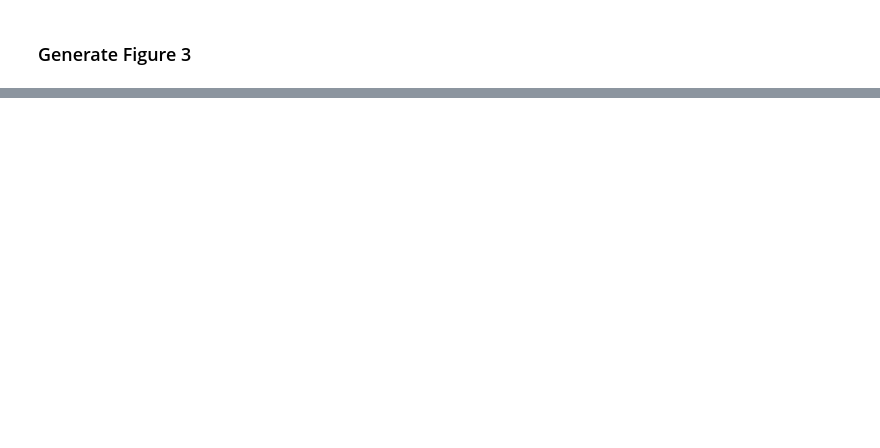
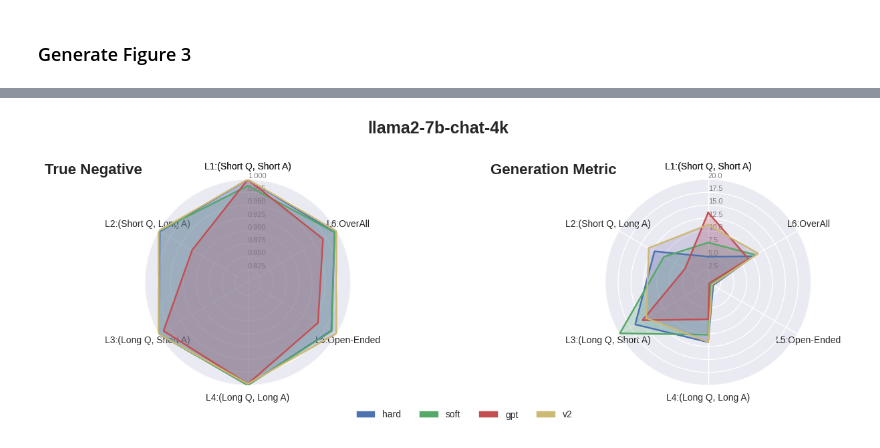
Before and after one commit to THU-KEG/WaterBench, a Jupyter notebook: gen_table.ipynb, the cells around one changed output, grey strips where cells are left out. Cells and saved outputs as stored; diff of their text form; code cells hidden in the pictures; blank space fills up the shorter version.

Commit message:
draw pics

```diff
--- a/gen_table.ipynb
+++ b/gen_table.ipynb
@@ -970,0 +1178,83 @@ grid.fig.tight_layout(w_pad=1)
+# %%
+# coding=utf-8
+import numpy as np
+import matplotlib.pyplot as plt
+import matplotlib.patches as mpatches
+
+print(tn_dict)
+print(eval_dict)
+
+
+scores_mode = ["no", "hard", "soft", "gpt", "v2"]
+colors = ['b', 'g', 'r', 'y', 'c', 'm', 'k']
+plt.style.use('seaborn')
+
+def draw(ax, start_point, end_point, para_dict, title):
+
+    new_mode_para_dict = {}
+    for index, t in enumerate(para_dict[1:]):
+        new_mode_para_dict.update({scores_mode[index]:t})
+
+    new_mode_para_list = list(new_mode_para_dict.items())
+    data_length = len(new_mode_para_list[0][1].values())
+    print("data_length is", data_length)
+
+    angles = np.linspace(0, 2*np.pi, data_length, endpoint=False)
+    print(new_mode_para_list[0][1].values())
+    print(new_mode_para_list[0][0])
+    labels = [key for key in new_mode_para_list[0][1].keys()]
+    print("labels is", labels)
+    score = [list(result[1].values()) for result in new_mode_para_list]
+
+    print("score is", score)
+
+    scores = []
+    patches = []
+    for i in range(len(score)):
+        score_i = np.concatenate((score[i], [score[i][0]]))
+        scores.append(score_i)
+
+    angles = np.concatenate((angles, [angles[0]]))
+    labels = np.concatenate((labels, [labels[0]]))
+
+    for index, score_i in enumerate(scores):
+        patch = mpatches.Patch(color=colors[index], label=list(new_mode_tn_dict.keys())[index].split("_")[-1])
+        patches.append(patch)
+        ax.plot(angles, score_i, color=colors[index])
+        ax.fill(angles, score_i, alpha=0.25)
+
+    ax.set_thetagrids(angles*180/np.pi, labels)
+    # 设置雷达图的0度起始位置
+    ax.set_theta_zero_location('N')
+    # 设置雷达图的坐标刻度范围
+    ax.set_rlim(start_point, end_point)
+    ax.tick_params(axis='y', labelsize=8, labelcolor='gray')
+
+    ax.set_rlabel_position(0)
+    ax.set_title(title, fontweight='bold', x=-0.25, y=1, fontsize=16)
+    # ax.title.set_position([-0.2, 1.0])
+    return patches
+
+fig, (ax1, ax2) = plt.subplots(1, 2, subplot_kw=dict(polar=True),  figsize=(16, 4))
+# ax1.set_size_inches(6, 4)
+# ax2.set_size_inches(6, 4)
+if "llama" in model_name:
+    patches = draw(ax1, 0.8, 1, tn_dict, "True Negative")
+elif "internlm" in model_name:
+    patches = draw(ax1, 0.9, 1, tn_dict, "True Negative")
+
+patches = draw(ax2, 0, 20, eval_dict, "Generation Metric")
+
+plt.subplots_adjust(wspace=0)
+
+lgd=fig.legend(handles=patches, loc='lower center', ncols=4, bbox_to_anchor=(0.5,-0.05))
+# plt.title(f'{model_name}', fontweight='bold', fontsize=18)
+my_suptitle=fig.suptitle(f'{model_name}', x=0.475, y=1.1, fontweight='bold', fontsize=18)
+# plt.legend(list(new_mode_tn_dict.keys()), loc='upper right')
+plt.subplots_adjust(wspace=0.25)
+plt.savefig(f"{save_pic_dir}/{model_name}_radar.pdf", dpi=100, bbox_inches='tight', bbox_extra_artists=(my_suptitle, lgd))
+plt.savefig(f"{save_pic_dir}/{model_name}_radar.png", dpi=100, bbox_inches='tight', bbox_extra_artists=(my_suptitle, lgd))
+# plt.savefig(model_name + "radar.png", dpi=100)
+
+plt.show()
+# %% [output]
@@ -970,0 +1273 @@ grid.fig.tight_layout(w_pad=1)
+[figure, added]
```
Also changed, not shown: parts of 37 cells of this notebook, 23 other files.
